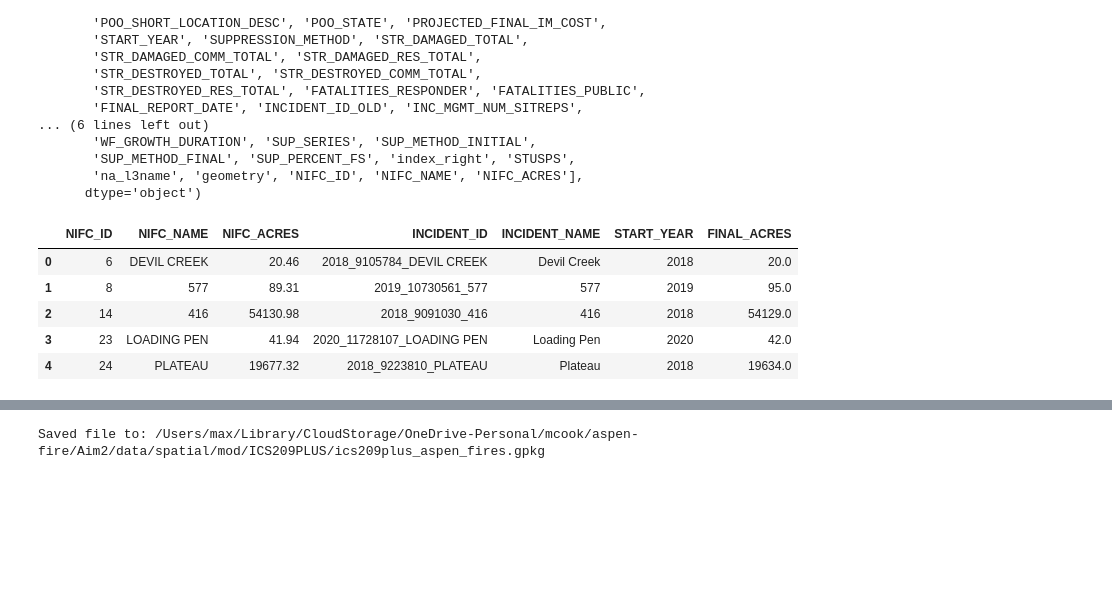
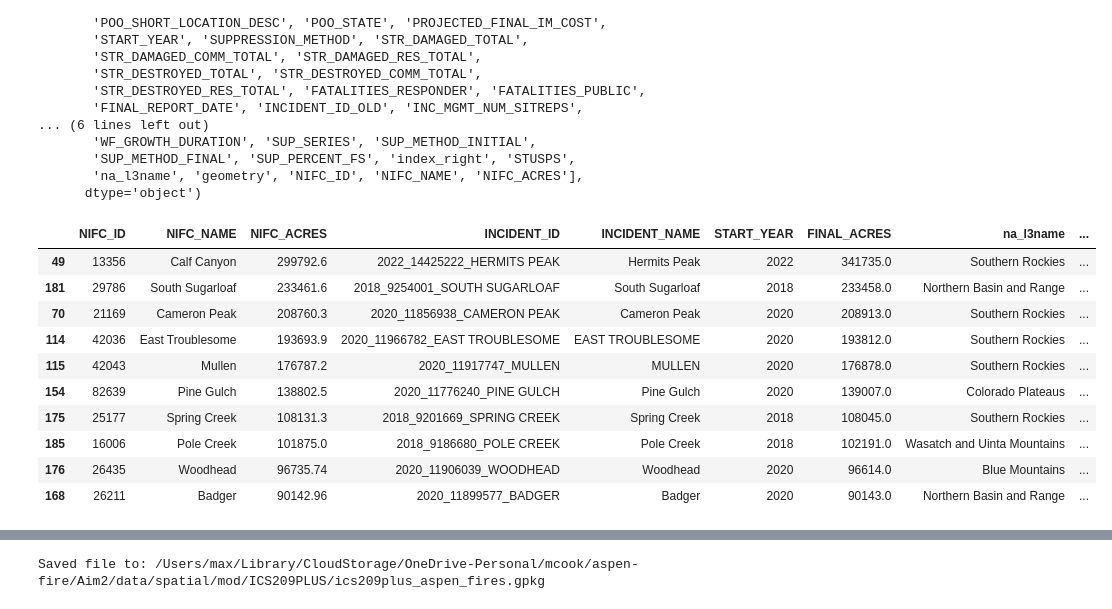
Before and after one commit to natshoff/aspen-fire-fork, a Jupyter notebook: Aim2/code/Python/01nifc-fire-ics_geolocate.ipynb, the cells around one changed output, grey strips where cells are left out. Drawn from its saved outputs; the diff is of its cells as text; code cells hidden in the pictures; blank space fills up the shorter version.

```diff
--- a/Aim2/code/Python/01nifc-fire-ics_geolocate.ipynb
+++ b/Aim2/code/Python/01nifc-fire-ics_geolocate.ipynb
@@ -238,7 +136,7 @@ gc.collect()
 # Subset to western U.S. ecoregions
 # %%
 # Load western U.S. ecoregions
-fp = os.path.join(projdir,'data/spatial/mod/boundaries/na_cec_eco_l3_west.gpkg')
+fp = os.path.join(projdir,'data/spatial/raw/boundaries/na_cec_eco_l3_west.gpkg')
 ecol3 = gpd.read_file(fp)
 ecol3 = ecol3[['NA_L3NAME','geometry']]
 ecol3 = ecol3.rename(columns={'NA_L3NAME': 'na_l3name'})
@@ -281,6 +180,6 @@ EPSG:5070
 EPSG:5070
 # %%
 # Identify matching fired perimiters and ics-209 incident reports
-ics_nn, no_matches = find_nearest(aspen_events, incidents_west, NN=10, max_dist=10000, max_size_diff=50)
+ics_nn, no_matches = find_nearest(aspen_events, incidents_west, nn=10, max_dist=10000, max_size_diff=50)
 print(f'Found {len(ics_nn)} matches;')
 # %% [output]
@@ -307,23 +206,31 @@ Index(['Unnamed: 0', 'INCIDENT_ID', 'INCIDENT_NUMBER', 'INCIDENT_NAME',
        'na_l3name', 'geometry', 'NIFC_ID', 'NIFC_NAME', 'NIFC_ACRES'],
       dtype='object')
 # %%
+# Create a geodataframe and tidy the columns.
 ics_nn_gdf = gpd.GeoDataFrame(ics_nn, geometry='geometry', crs=proj)
 ics_nn_gdf = ics_nn_gdf[['NIFC_ID','NIFC_NAME','NIFC_ACRES','INCIDENT_ID','INCIDENT_NAME','START_YEAR','FINAL_ACRES',
                          'CAUSE','DISCOVERY_DATE','DISCOVERY_DOY','WF_CESSATION_DATE','WF_CESSATION_DOY',
                          'STR_DESTROYED_TOTAL','STR_DAMAGED_TOTAL','STR_THREATENED_MAX',
                          'EVACUATION_REPORTED','PEAK_EVACUATIONS','WF_PEAK_AERIAL','WF_PEAK_PERSONNEL',
                          'na_l3name', 'geometry']]
 date_cols = ['DISCOVERY_DATE','WF_CESSATION_DATE']
 for col in date_cols:
     ics_nn_gdf[col] = pd.to_datetime(ics_nn_gdf[col], errors='coerce')
-ics_nn_gdf[['NIFC_ID','NIFC_NAME','NIFC_ACRES','INCIDENT_ID','INCIDENT_NAME','START_YEAR','FINAL_ACRES']].head()
+# Sort by fire size just for exploration
+ics_nn_gdf.sort_values(by=['FINAL_ACRES'], ascending=False, inplace=True)
+ics_nn_gdf[['NIFC_ID','NIFC_NAME','NIFC_ACRES','INCIDENT_ID','INCIDENT_NAME','START_YEAR','FINAL_ACRES','na_l3name','geometry']].head(10) # the 10 largest fires
 # %% [output]
-|  | NIFC_ID | NIFC_NAME | NIFC_ACRES | INCIDENT_ID | INCIDENT_NAME | START_YEAR | FINAL_ACRES |
-| 0 | 6 | DEVIL CREEK | 20.46 | 2018_9105784_DEVIL CREEK | Devil Creek | 2018 | 20.0 |
-| 1 | 8 | 577 | 89.31 | 2019_10730561_577 | 577 | 2019 | 95.0 |
-| 2 | 14 | 416 | 54130.98 | 2018_9091030_416 | 416 | 2018 | 54129.0 |
-| 3 | 23 | LOADING PEN | 41.94 | 2020_11728107_LOADING PEN | Loading Pen | 2020 | 42.0 |
-| 4 | 24 | PLATEAU | 19677.32 | 2018_9223810_PLATEAU | Plateau | 2018 | 19634.0 |
+|  | NIFC_ID | NIFC_NAME | NIFC_ACRES | INCIDENT_ID | INCIDENT_NAME | START_YEAR | FINAL_ACRES | na_l3name | ... |
+| 49 | 13356 | Calf Canyon | 299792.6 | 2022_14425222_HERMITS PEAK | Hermits Peak | 2022 | 341735.0 | Southern Rockies | ... |
+| 181 | 29786 | South Sugarloaf | 233461.6 | 2018_9254001_SOUTH SUGARLOAF | South Sugarloaf | 2018 | 233458.0 | Northern Basin and Range | ... |
+| 70 | 21169 | Cameron Peak | 208760.3 | 2020_11856938_CAMERON PEAK | Cameron Peak | 2020 | 208913.0 | Southern Rockies | ... |
+| 114 | 42036 | East Troublesome | 193693.9 | 2020_11966782_EAST TROUBLESOME | EAST TROUBLESOME | 2020 | 193812.0 | Southern Rockies | ... |
+| 115 | 42043 | Mullen | 176787.2 | 2020_11917747_MULLEN | MULLEN | 2020 | 176878.0 | Southern Rockies | ... |
+| 154 | 82639 | Pine Gulch | 138802.5 | 2020_11776240_PINE GULCH | Pine Gulch | 2020 | 139007.0 | Colorado Plateaus | ... |
+| 175 | 25177 | Spring Creek | 108131.3 | 2018_9201669_SPRING CREEK | Spring Creek | 2018 | 108045.0 | Southern Rockies | ... |
+| 185 | 16006 | Pole Creek | 101875.0 | 2018_9186680_POLE CREEK | Pole Creek | 2018 | 102191.0 | Wasatch and Uinta Mountains | ... |
+| 176 | 26435 | Woodhead | 96735.74 | 2020_11906039_WOODHEAD | Woodhead | 2020 | 96614.0 | Blue Mountains | ... |
+| 168 | 26211 | Badger | 90142.96 | 2020_11899577_BADGER | Badger | 2020 | 90143.0 | Northern Basin and Range | ... |
 # %%
 # Check for incident name matches
 ics_nn_gdf['NIFC_NAME'] = ics_nn_gdf['NIFC_NAME'].str.upper()
```
Also changed, not shown: parts of 14 cells of this notebook, 33 other files.
